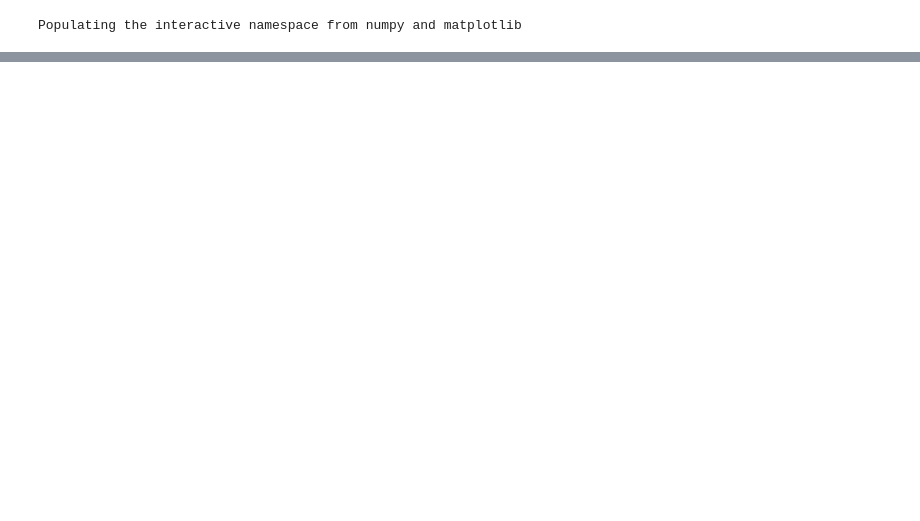
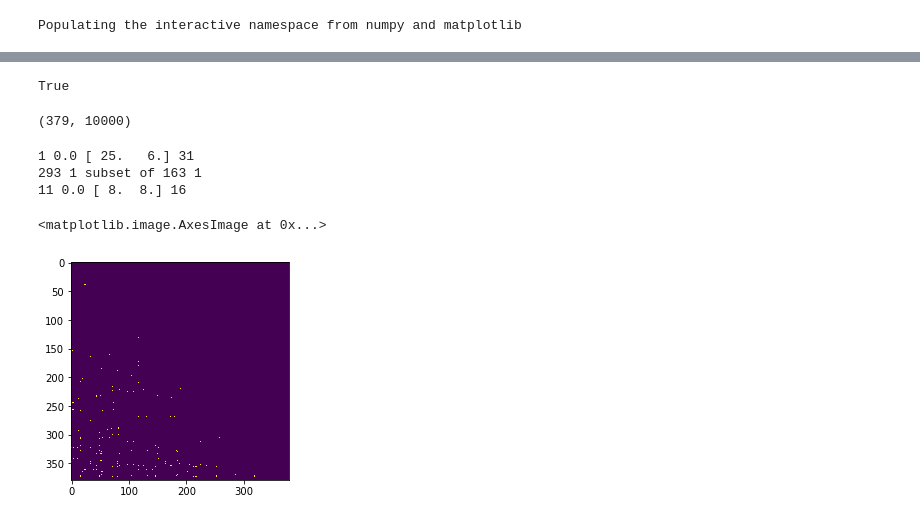
Before and after one commit to yoavfreund/GameTheoreticConfidence, a Jupyter notebook: ActiveBalls/notebooks/the Containment Algorithm.ipynb, the cells around one changed output, grey strips where cells are left out. Saved outputs shown, nothing was run; the diff lists cells and outputs as text; code cells hidden in the pictures; blank space fills up the shorter version.

Commit message:
commit after long break

```diff
--- a/ActiveBalls/notebooks/the Containment Algorithm.ipynb
+++ b/ActiveBalls/notebooks/the Containment Algorithm.ipynb
@@ -100,0 +124,16 @@ scatter(unl[0,:],unl[1,:],s=1,c=c);
+# %%
+c=np.array(['y']*n)
+switch=np.zeros(n)
+
+for i in range(n):
+    pos,neg=_sign[:,i]
+    if pos==0 and neg==0:
+        c[i]='k'
+    if pos==0 and neg>0:
+        c[i]='r'
+        switch[i]=-1
+    if pos>0 and neg==0:
+        c[i]='b'
+        switch[i]=1
+    if pos>0 and neg>0:
+        c[i]='g'
@@ -100,0 +150,4 @@ scatter(unl[0,:],unl[1,:],s=1,c=c);
+# %%
+def subset(r1,r2):
+    """ the boolean vector r1 defines a subset (including equal) of r2"""
+    return sum(~r2*r1)==0
@@ -100,0 +157,42 @@ scatter(unl[0,:],unl[1,:],s=1,c=c);
+# %%
+r0=np.array([True,True,True,False])
+r1=np.array([True,False,False,False])
+subset(r1,r0)
+# %% [output]
+True
+# %%
+M.shape
+# %% [output]
+(379, 10000)
+# %%
+for i in range(n):
+    if switch[i]!=0:
+        continue
+    print i,switch[i],_sign[:,i],
+    Set=M[:,i]
+    NZ,=nonzero(Set)
+    print len(NZ)
+    for ii in range(len(NZ)-1):
+        for jj in range(i,len(NZ)):
+            if Subsets[NZ[ii],NZ[jj]]==1:
+                print NZ[ii],Set[NZ[ii]],'subset of',NZ[jj],Set[NZ[jj]]
+
+    #print [(NZ[i],Set[NZ[i]]) for i in range(len(NZ))]
+    if i>10:
+        break
+# %% [output]
+1 0.0 [ 25.   6.] 31
+293 1 subset of 163 1
+11 0.0 [ 8.  8.] 16
+# %%
+nb=M.shape[0]
+Subsets=np.zeros([nb,nb])
+for i in range(nb-1):
+    for j in range(i+1,nb):
+        if subset(M[j,:],M[i,:]):
+            Subsets[j,i]=1
+
+imshow(Subsets)
+# %% [output]
+<matplotlib.image.AxesImage at 0x...>
+[figure, added]
```
Also changed, not shown: parts of 14 cells of this notebook, 16 other files.
